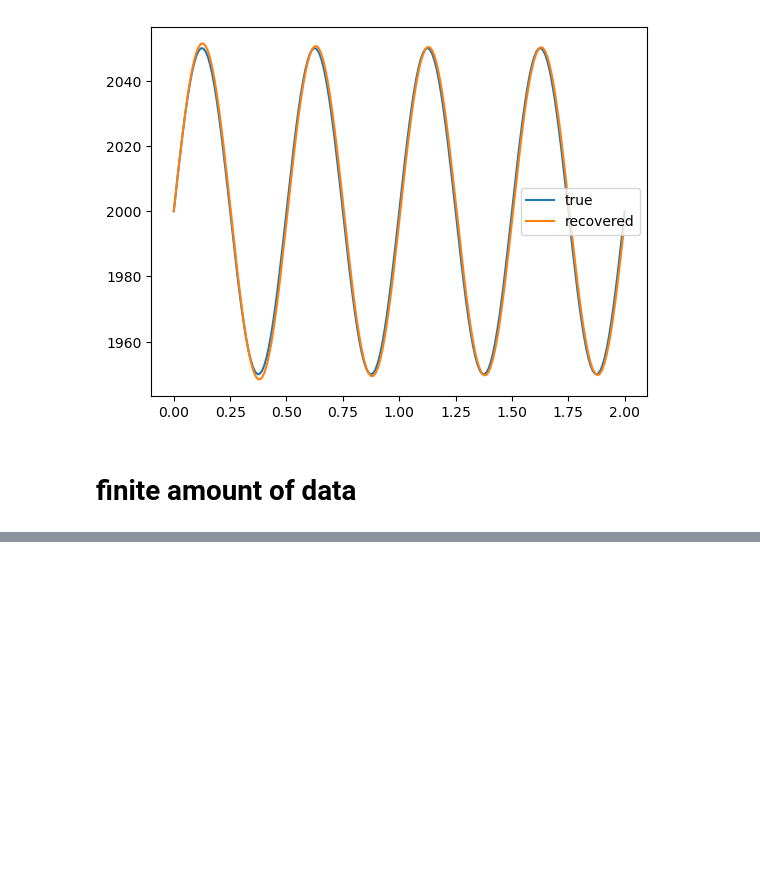
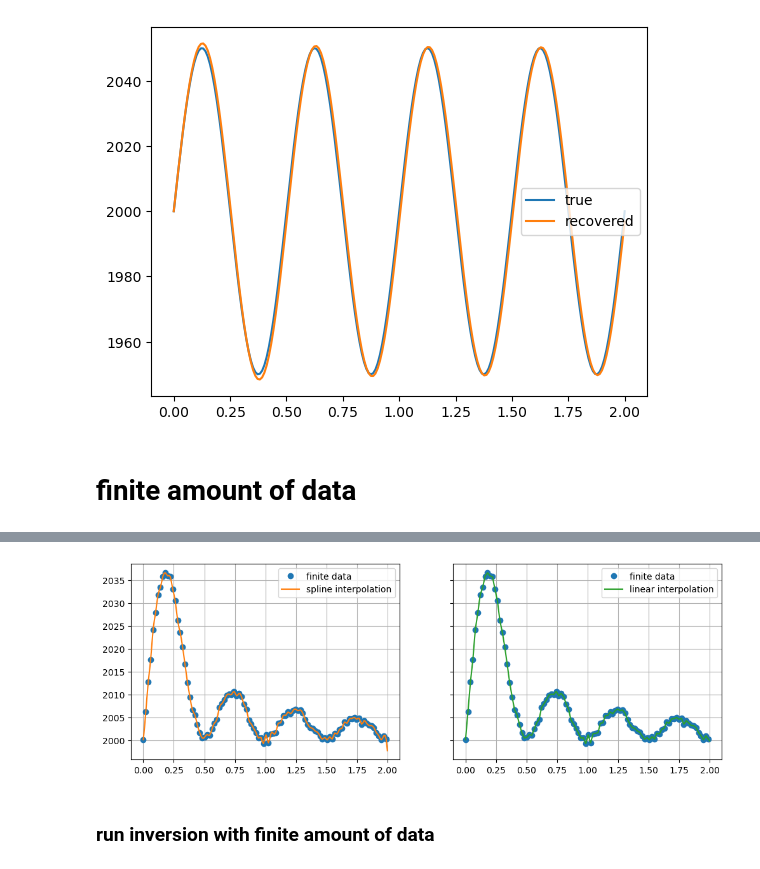
Before and after one commit to lheagy/eosc-454, a Jupyter notebook: lectures/rms-to-interval-velocity.ipynb, the cells around one changed output, grey strips where cells are left out. Saved outputs shown, nothing was run; the diff lists cells and outputs as text; code cells hidden in the pictures; blank space fills up the shorter version.

```diff
--- a/lectures/rms-to-interval-velocity.ipynb
+++ b/lectures/rms-to-interval-velocity.ipynb
@@ -107,0 +132,24 @@ ax.plot(time_obs, vrms_obs, "o", label="finite data")
+# %%
+spline_interp = interp1d(time_obs, vrms_obs, kind="cubic", fill_value="extrapolate")
+linear_interp = interp1d(time_obs, vrms_obs, kind="linear", fill_value="extrapolate")
+# %%
+vrms_interp_spline = spline_interp(time)
+vrms_interp_linear = linear_interp(time)
+# %%
+fig, ax = plt.subplots(1, 2, figsize=(12, 4), sharey=True)
+
+# ax[0].plot(time, vrms, label="true data")
+ax[0].plot(time_obs, vrms_obs, "o", label="finite data")
+ax[0].plot(time, vrms_interp_spline, label="spline interpolation")
+
+# ax[1].plot(time, vrms, label="true data")
+ax[1].plot(time_obs, vrms_obs, "o", label="finite data")
+ax[1].plot(time, vrms_interp_linear, color="C2", label="linear interpolation")
+
+for a in ax:
+    a.legend()
+    a.grid()
+# %% [output]
+[figure, added]
+# %% [markdown]
+### run inversion with finite amount of data
```
Also changed, not shown: parts of 7 cells of this notebook, 1 other file.
